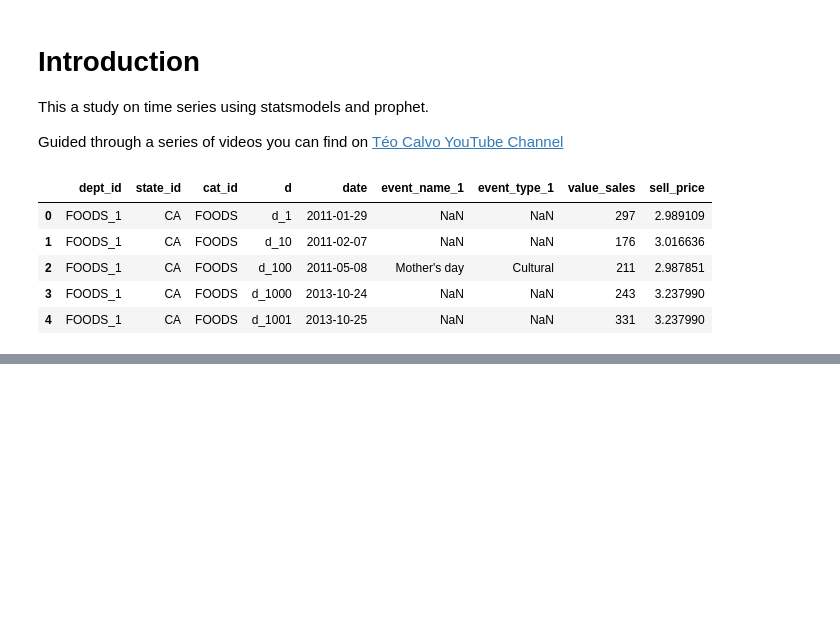
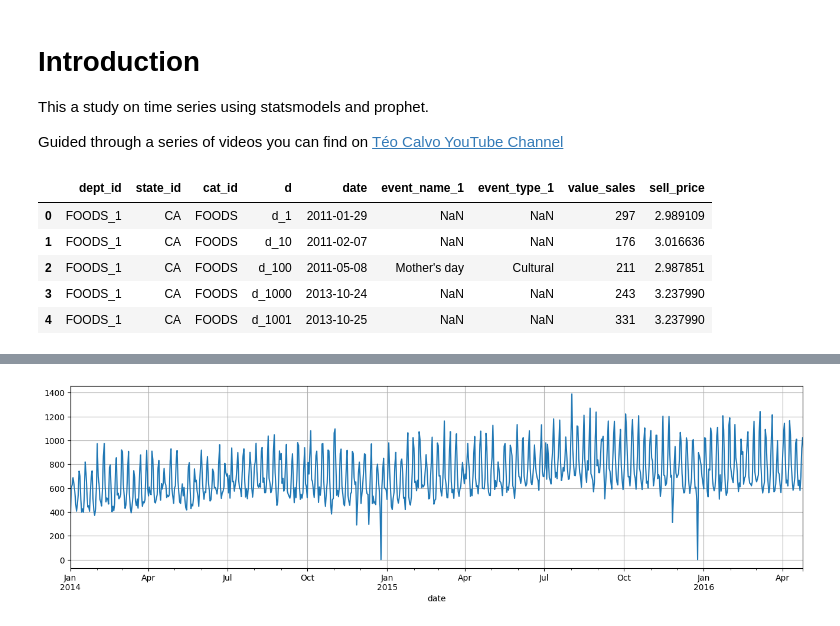
Before and after one commit to ads-felipe/time-series-studies, a Jupyter notebook: notebooks/time_series.ipynb, the cells around one changed output, grey strips where cells are left out. Cells and saved outputs as stored; diff of their text form; code cells hidden in the pictures; blank space fills up the shorter version.

```diff
--- a/notebooks/time_series.ipynb
+++ b/notebooks/time_series.ipynb
@@ -27,0 +73,4 @@ df.head()
+# %%
+df_hh1['value_sales'].plot(grid = True);
+# %% [output]
+[figure, added]
```
Also changed, not shown: parts of 32 cells of this notebook.
